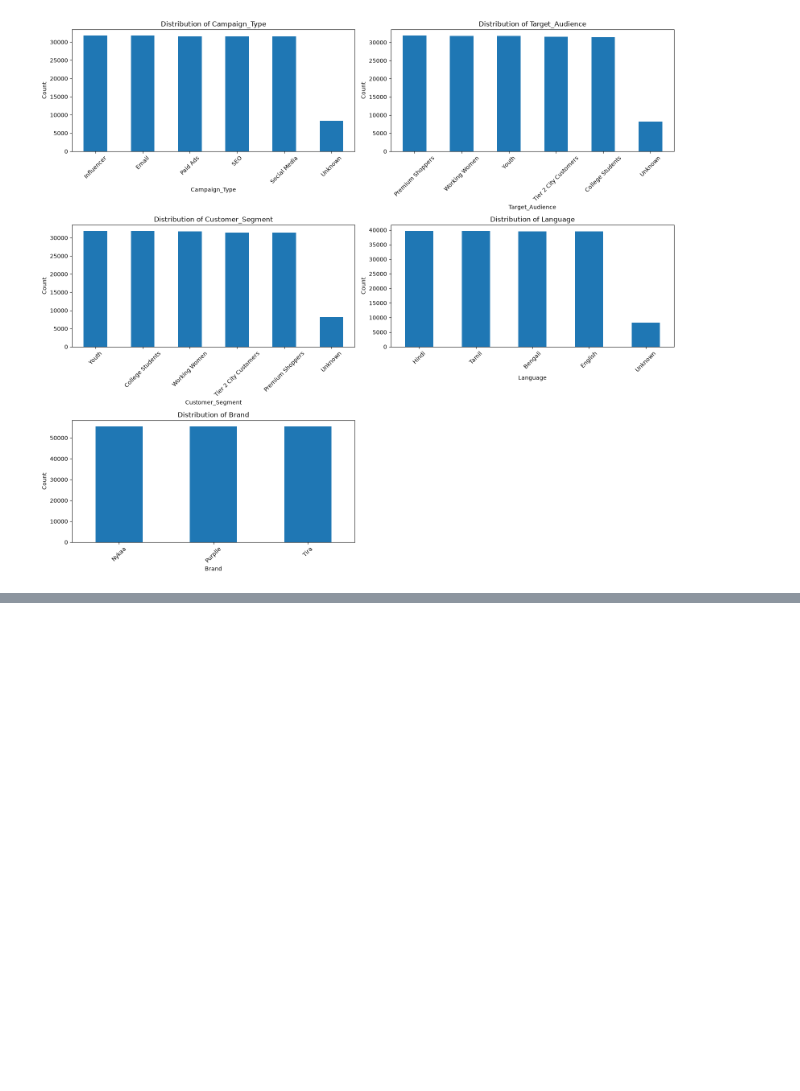
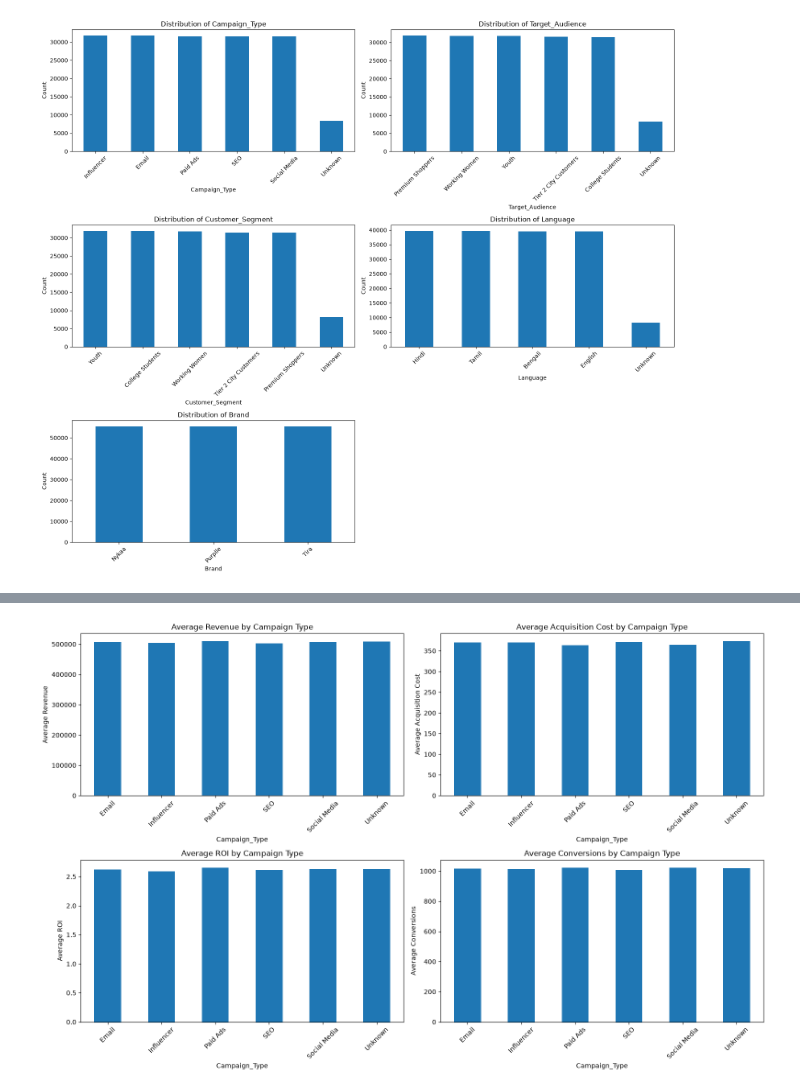
Before and after one commit to paulrobinsonr/Maketing_campaign_performance_prediction, a Jupyter notebook: view.ipynb, the cells around one changed output, grey strips where cells are left out. Drawn from its saved outputs; the diff is of its cells as text; code cells hidden in the pictures; blank space fills up the shorter version.

Commit message:
Implement feature X to enhance user experience and optimize performance

```diff
--- a/view.ipynb
+++ b/view.ipynb
@@ -885,3 +885,48 @@ campaign_performance
 | SEO | 55026.175237 | 4630.407349 | 1844.875008 | 1008.291321 | 502077.971207 | 371.522852 | 2.613512 | ... |
 | Social Media | 55210.607788 | 4670.600095 | 1863.214120 | 1023.273172 | 507385.895193 | 365.123694 | 2.633958 | ... |
 | Unknown | 54878.289582 | 4622.501196 | 1856.212371 | 1019.261905 | 508077.496171 | 373.553790 | 2.631406 | ... |
+# %%
+import matplotlib.pyplot as plt
+
+fig, axes = plt.subplots(2, 2, figsize=(16, 10))
+
+# Revenue
+campaign_performance["Revenue"].plot(
+    kind="bar",
+    ax=axes[0, 0]
+)
+axes[0, 0].set_title("Average Revenue by Campaign Type")
+axes[0, 0].set_ylabel("Average Revenue")
+axes[0, 0].tick_params(axis="x", rotation=45)
+
+# Acquisition Cost
+campaign_performance["Acquisition_Cost"].plot(
+    kind="bar",
+    ax=axes[0, 1]
+)
+axes[0, 1].set_title("Average Acquisition Cost by Campaign Type")
+axes[0, 1].set_ylabel("Average Acquisition Cost")
+axes[0, 1].tick_params(axis="x", rotation=45)
+
+# ROI
+campaign_performance["ROI"].plot(
+    kind="bar",
+    ax=axes[1, 0]
+)
+axes[1, 0].set_title("Average ROI by Campaign Type")
+axes[1, 0].set_ylabel("Average ROI")
+axes[1, 0].tick_params(axis="x", rotation=45)
+
+# Conversions
+campaign_performance["Conversions"].plot(
+    kind="bar",
+    ax=axes[1, 1]
+)
+axes[1, 1].set_title("Average Conversions by Campaign Type")
+axes[1, 1].set_ylabel("Average Conversions")
+axes[1, 1].tick_params(axis="x", rotation=45)
+
+plt.tight_layout()
+plt.show()
+# %% [output]
+[figure, added]
```
Also changed, not shown: parts of 86 cells of this notebook.
